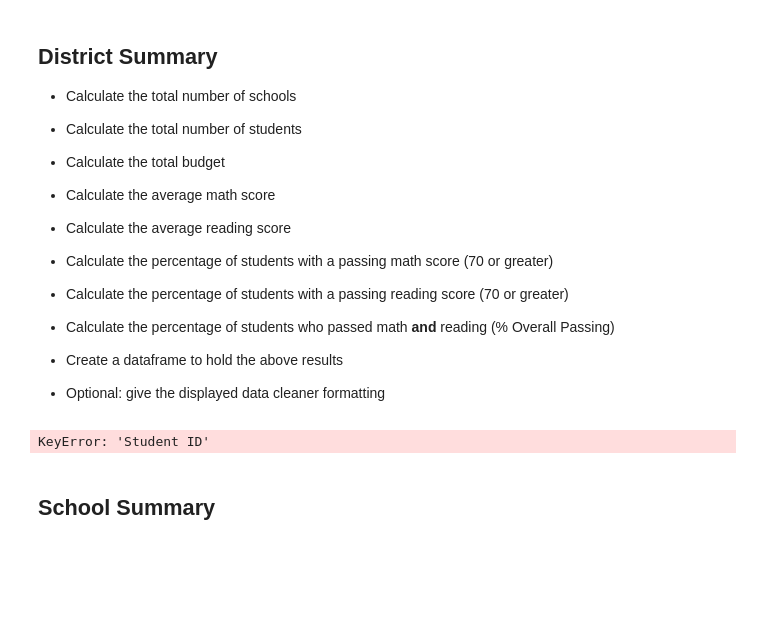
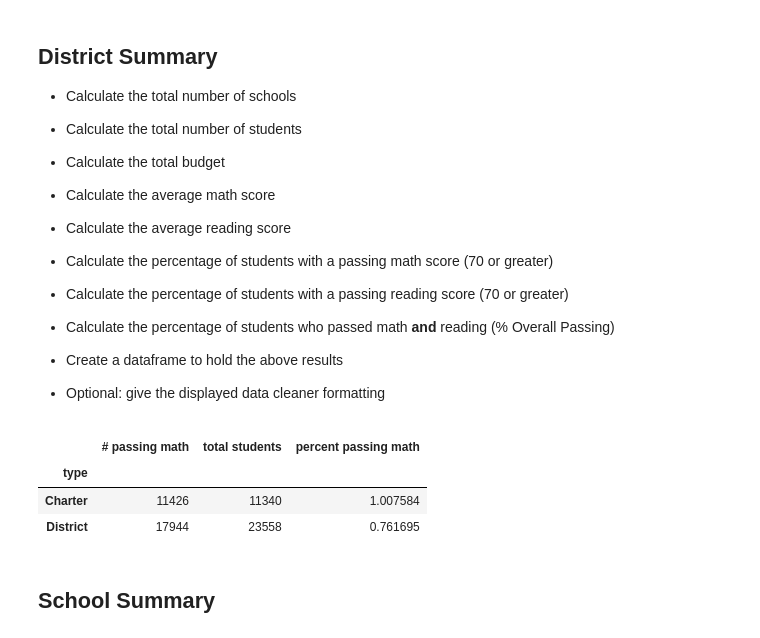
Before and after one commit to travisb98/Schools_Performance_Analysis, a Jupyter notebook: Final/Schools_Performance_Analysis.ipynb, the cells around one changed output. Cells and saved outputs as stored; diff of their text form; code cells hidden in the pictures; blank space fills up the shorter version.

Commit message:
completed percentage calculation for math scores. However, my calculation is incorrect

```diff
--- a/Final/Schools_Performance_Analysis.ipynb
+++ b/Final/Schools_Performance_Analysis.ipynb
@@ -70,44 +70,48 @@ school_data_complete
 #dist_totals
 #dist_averages
 #dist_percentages
-
-
 
 ##### totals calculations
 #groups the data by type, turning it into a groupby object
 schooldata_typegroup=school_data_complete.groupby("type")
 #Returns unique students and school names for each type
 dist_totals=pd.DataFrame(schooldata_typegroup["school_name","student_name",].nunique())
 #turns the original school data into a grouby by object in the type series
 totalbudget_dist=school_data.groupby("type").sum()
 ## add the total budget from the totalbudget_dist
 dist_totals.join(totalbudget_dist["budget"])
 
 ###### averages calculation
 #joins the data on "type", calculating the mean
 dist_averages=pd.DataFrame(school_data_complete.groupby("type").mean())
 # i would like to figure out how to do this on 1 line
 del dist_averages['budget']
 del dist_averages['Student ID']
 del dist_averages['School ID']
 del dist_averages['size']
 
 
 
 
-
-
 ###calculates the percentage of students passing math
 
+#pulls in the student id and type if the studen's mathscore is equal to or above
+passingmath_dist = school_data_complete.loc[school_data_complete["math_score"]>= 70,["Student ID","type"]]
+#groups the data by type
+passingmath_dist=passingmath_dist.groupby("type").count()
 
-passingmath_dist = school_data_complete.loc[school_data_complete["math_score"]> 70]
-passingmath_dist=passingmath_dist.groupby("type").count()
-# percentpassingmath_dist["Percent passing math"] = passingmath_dist["Student ID"]/dist_totals["student_name"]
+percentpassingmath_dist["# passing math"]=passingmath_dist["Student ID"]
+percentpassingmath_dist["total students"]=dist_totals["student_name"]
+#my math is wrong because the percent passing math for charter schools is more than 100%
+percentpassingmath_dist["percent passing math"]=(percentpassingmath_dist["# passing math"] / percentpassingmath_dist["total students"])
 
-#removes non applicable columns, lists the number of students passing math for district and charter
-passingmath_dist=passingmath_dist["Student ID"]
+# percentpassingmath_dist.head()
+percentpassingmath_dist.head()
 # %% [output]
-KeyError: 'Student ID'
+|  | # passing math | total students | percent passing math |
+| type |  |  |  |
+| Charter | 11426 | 11340 | 1.007584 |
+| District | 17944 | 23558 | 0.761695 |
 # %% [markdown]
 ## School Summary
 # %% [markdown]
```
